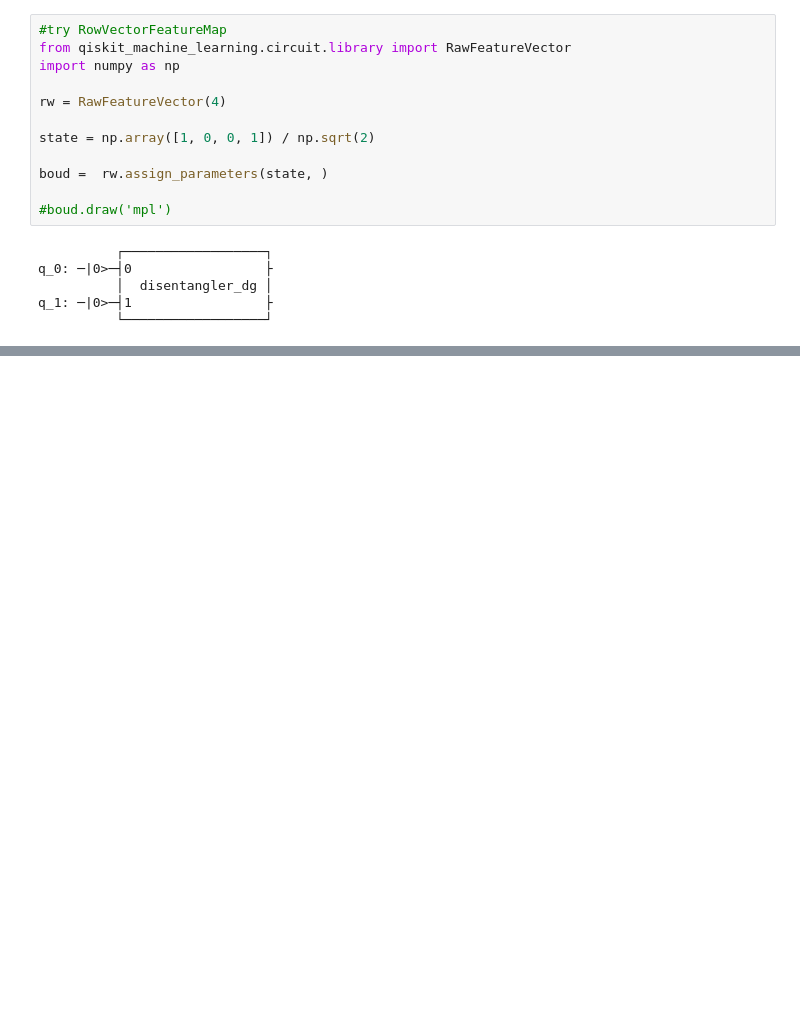
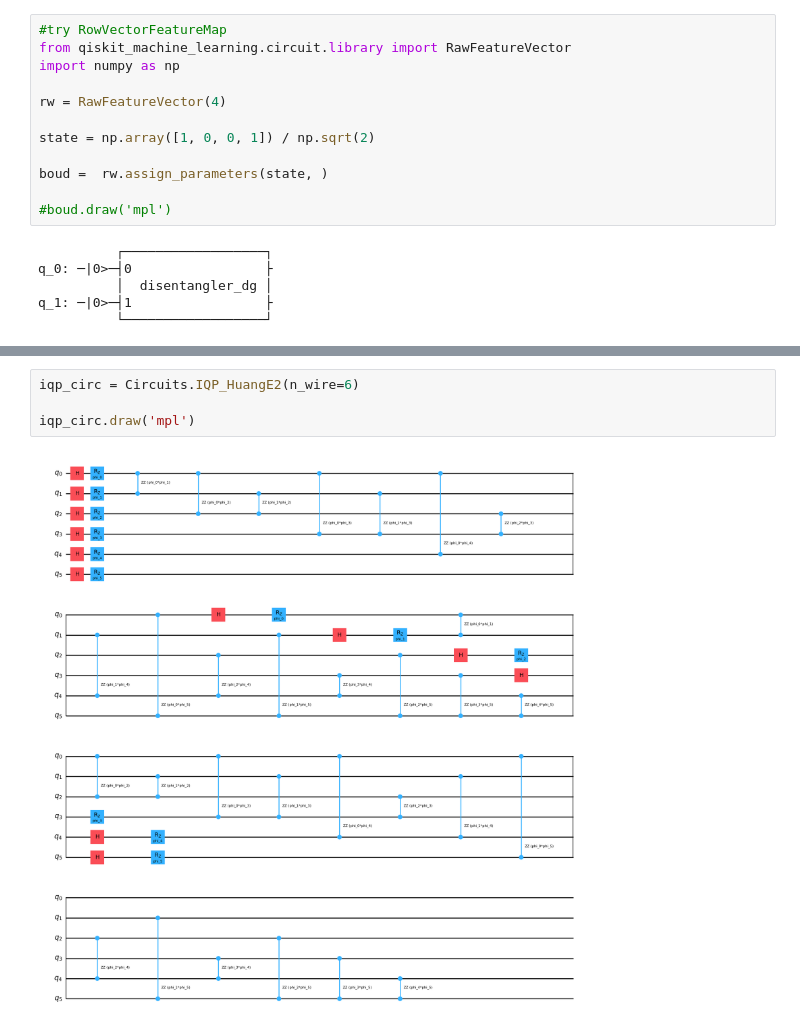
Before and after one commit to fdamore/QK, a Jupyter notebook: notebooks/validation.ipynb, the cells around one changed output, grey strips where cells are left out. Drawn from its saved outputs; the diff is of its cells as text; blank space fills up the shorter version.

```diff
--- a/notebooks/validation.ipynb
+++ b/notebooks/validation.ipynb
@@ -370,0 +373,6 @@ IQP
+# %%
+iqp_circ = Circuits.IQP_HuangE2(n_wire=6)
+
+iqp_circ.draw('mpl')
+# %% [output]
+[figure, added]
```
Also changed, not shown: parts of 6 cells of this notebook, 3 other files.
